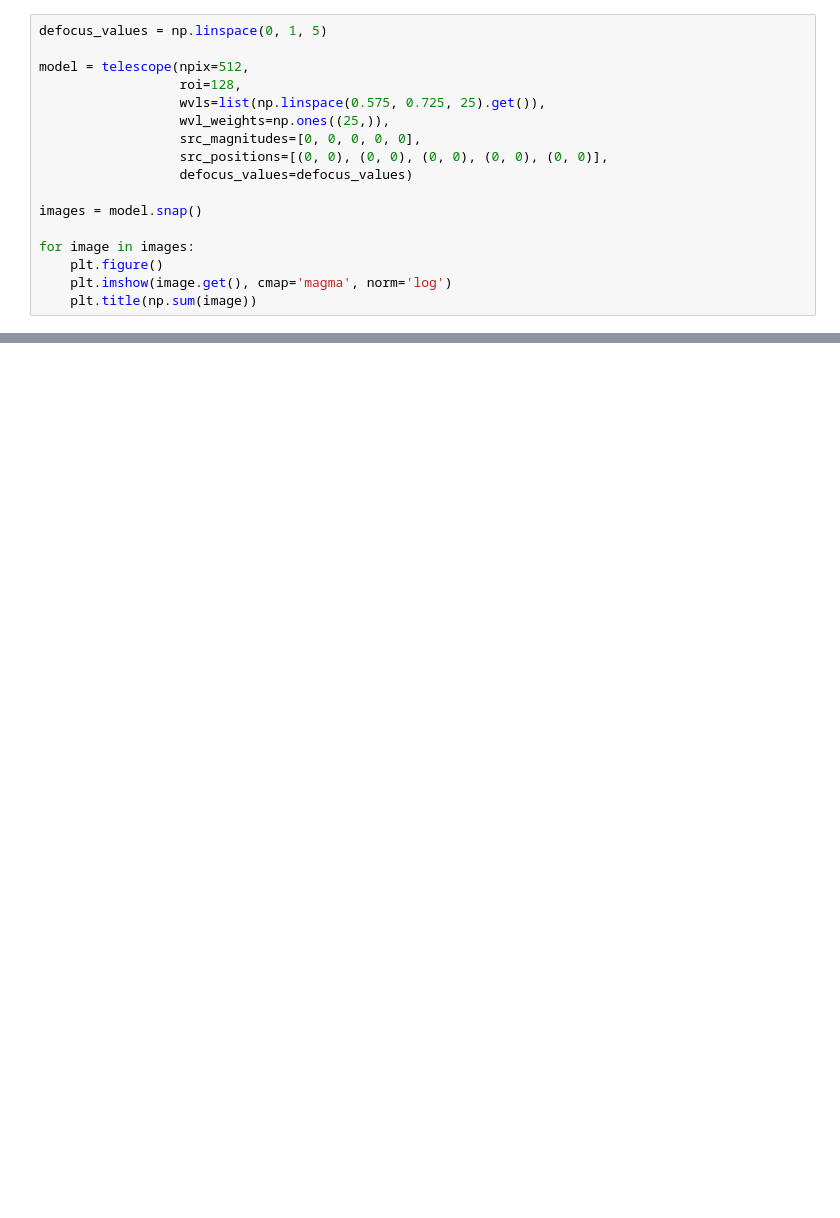
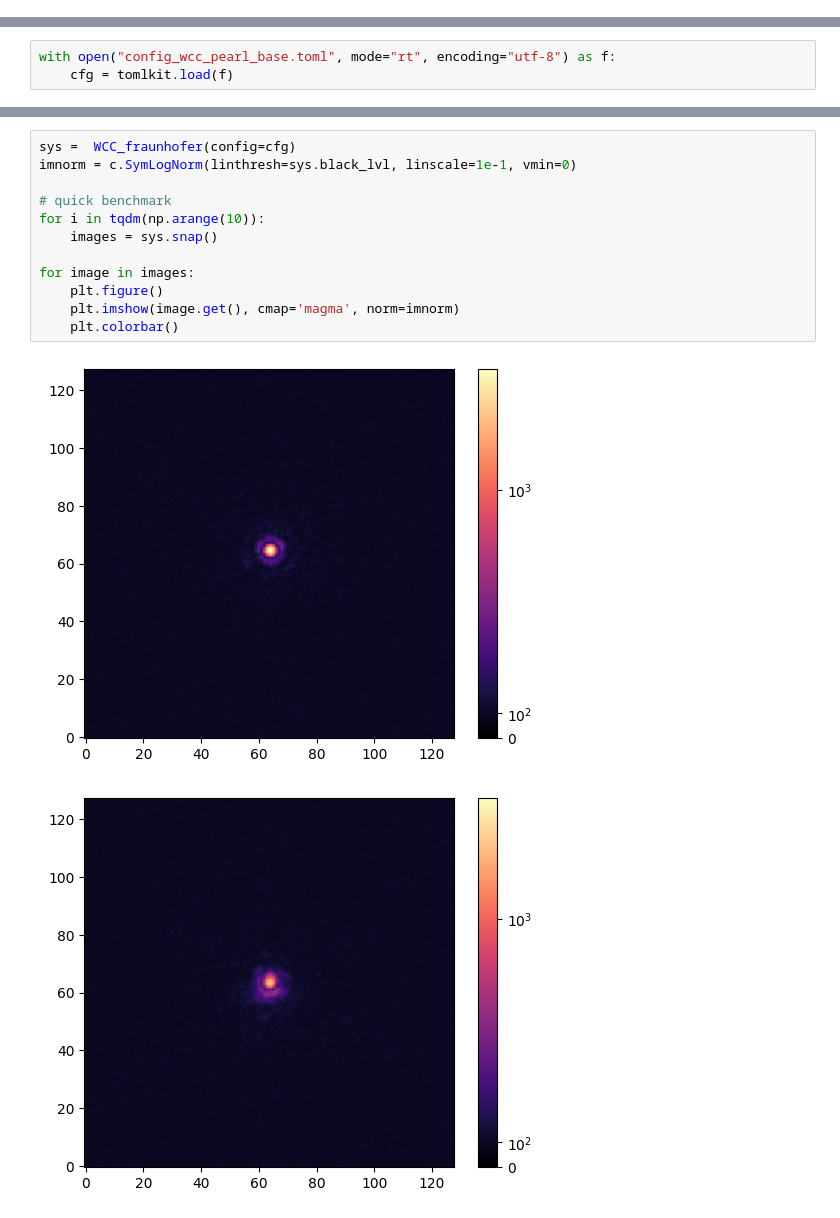
Before and after one commit to zhangderby/bing_bong, a Jupyter notebook: demo_model_fraunhofer.ipynb, the cells around one changed output, grey strips where cells are left out. Drawn from its saved outputs; the diff is of its cells as text; blank space fills up the shorter version.

Commit message:
model now builds from config

```diff
--- a/demo_model_fraunhofer.ipynb
+++ b/demo_model_fraunhofer.ipynb
@@ -251,17 +64,0 @@ array(12.76615297)
-# %%
-defocus_values = np.linspace(0, 1, 5)
-
-model = telescope(npix=512,
-                  roi=128,
-                  wvls=list(np.linspace(0.575, 0.725, 25).get()),
-                  wvl_weights=np.ones((25,)),
-                  src_magnitudes=[0, 0, 0, 0, 0],
-                  src_positions=[(0, 0), (0, 0), (0, 0), (0, 0), (0, 0)],
-                  defocus_values=defocus_values)
-
-images = model.snap()
-
-for image in images:
-    plt.figure()
-    plt.imshow(image.get(), cmap='magma', norm='log')
-    plt.title(np.sum(image))
@@ -273,0 +65,3 @@ for image in images:
+# %%
+with open("config_wcc_pearl_base.toml", mode="rt", encoding="utf-8") as f:
+    cfg = tomlkit.load(f)
@@ -273,0 +350,15 @@ for image in images:
+# %%
+sys =  WCC_fraunhofer(config=cfg)
+imnorm = c.SymLogNorm(linthresh=sys.black_lvl, linscale=1e-1, vmin=0)
+
+# quick benchmark
+for i in tqdm(np.arange(10)):
+    images = sys.snap()
+
+for image in images:
+    plt.figure()
+    plt.imshow(image.get(), cmap='magma', norm=imnorm)
+    plt.colorbar()
+# %% [output]
+[figure, added]
+[figure, added]
```
Also changed, not shown: parts of 11 cells of this notebook, 1 other file.
